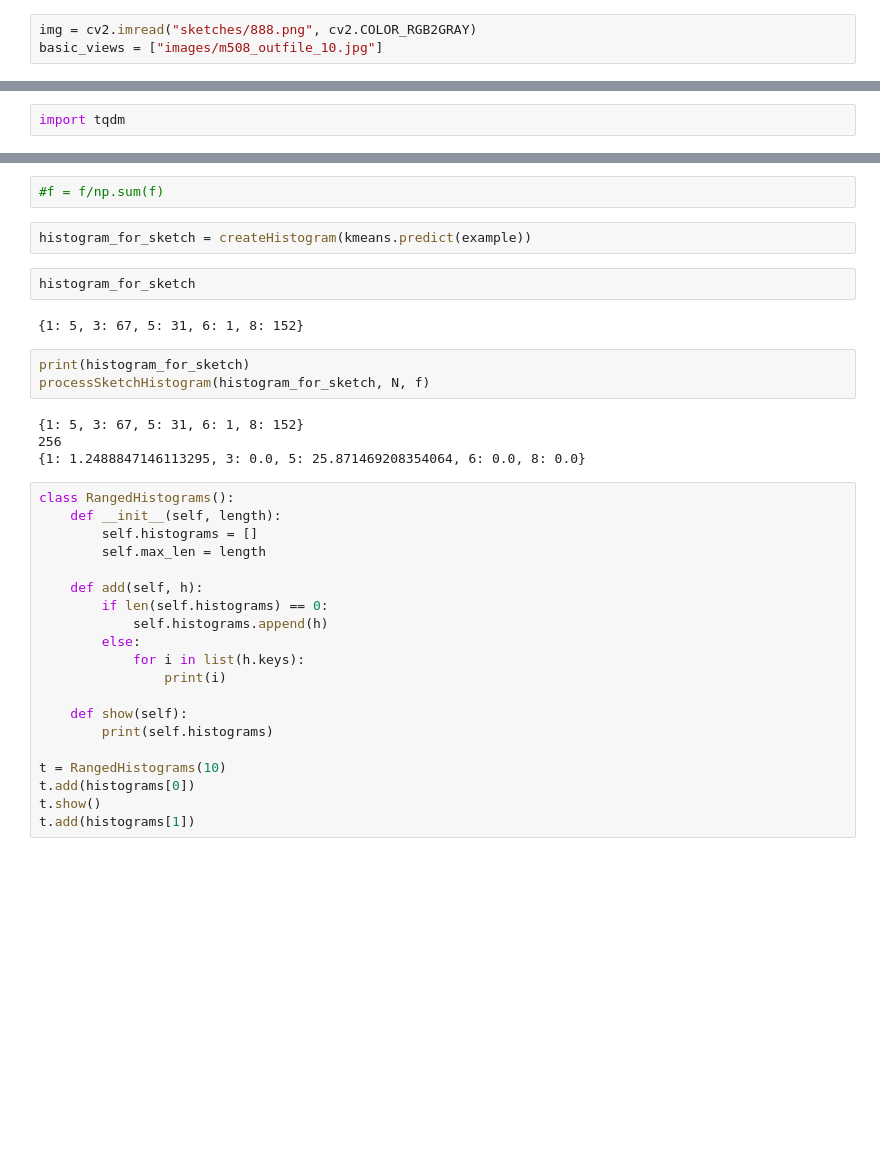
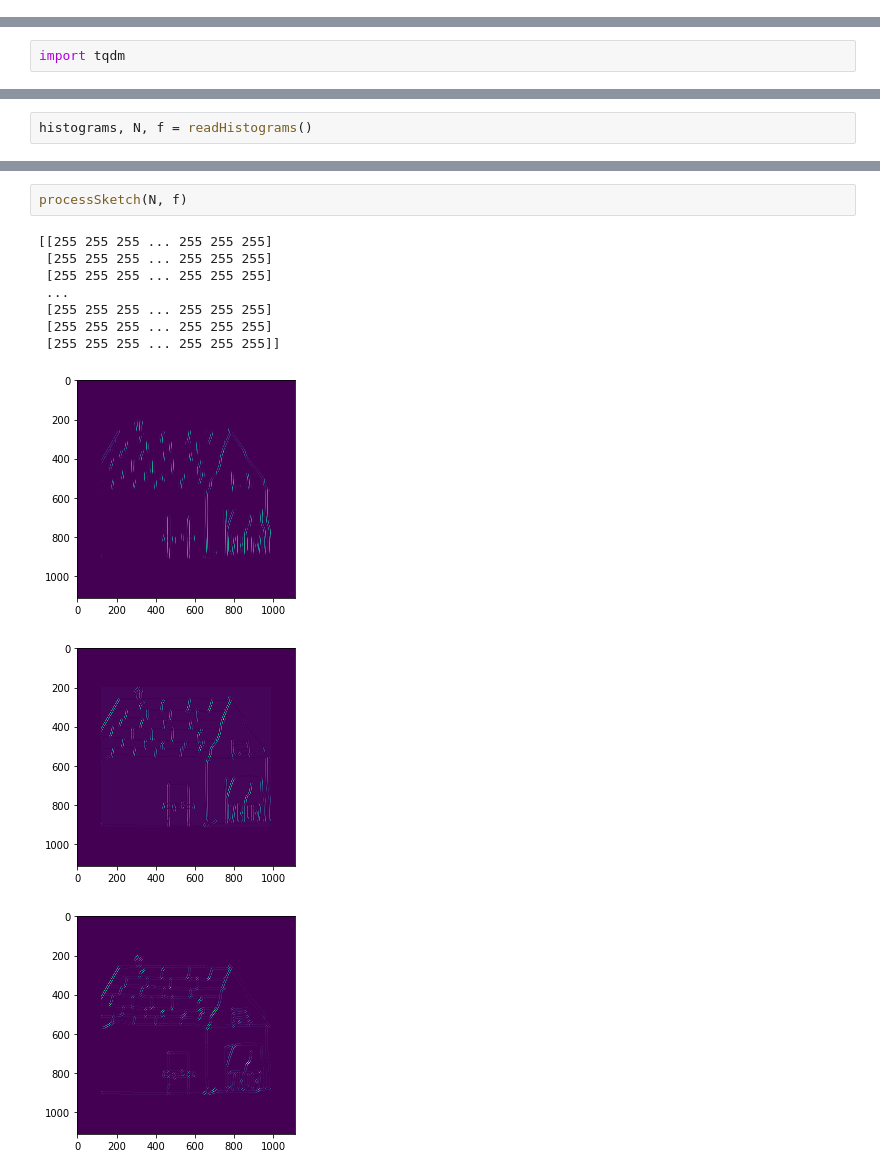
Before and after one commit to MariiaDrozdova/shape-retrieval, a Jupyter notebook: Histograms.ipynb, the cells around one changed output, grey strips where cells are left out. Saved outputs shown, nothing was run; the diff lists cells and outputs as text; blank space fills up the shorter version.

```diff
--- a/Histograms.ipynb
+++ b/Histograms.ipynb
@@ -22,3 +0,0 @@ def getAllViews():
-# %%
-img = cv2.imread("sketches/888.png", cv2.COLOR_RGB2GRAY)
-basic_views = ["images/m508_outfile_10.jpg"]
@@ -68,3 +353,5 @@ histograms = createHistograms(kmeans, features_per_objectview)
+# %%
+histograms, N, f = readHistograms()
 # %%
 histograms
 # %% [output]
@@ -90,35 +375,13 @@ example = np.random.random([_samples*_samples, _n**2*_k])
-# %%
-#f = f/np.sum(f)
-# %%
-histogram_for_sketch = createHistogram(kmeans.predict(example))
-# %%
-histogram_for_sketch
-# %% [output]
-{1: 5, 3: 67, 5: 31, 6: 1, 8: 152}
-# %%
-print(histogram_for_sketch)
-processSketchHistogram(histogram_for_sketch, N, f)
-# %% [output]
-{1: 5, 3: 67, 5: 31, 6: 1, 8: 152}
-256
-{1: 1.2488847146113295, 3: 0.0, 5: 25.871469208354064, 6: 0.0, 8: 0.0}
-# %%
-class RangedHistograms():
-    def __init__(self, length):
-        self.histograms = []
-        self.max_len = length
-
-    def add(self, h):
-        if len(self.histograms) == 0:
-            self.histograms.append(h)
-        else:
-            for i in list(h.keys):
-                print(i)
-
-    def show(self):
-        print(self.histograms)
-
-t = RangedHistograms(10)
-t.add(histograms[0])
-t.show()
-t.add(histograms[1])
+# %%
+processSketch(N, f)
+# %% [output]
+[[255 255 255 ... 255 255 255]
+ [255 255 255 ... 255 255 255]
+ [255 255 255 ... 255 255 255]
+ ...
+ [255 255 255 ... 255 255 255]
+ [255 255 255 ... 255 255 255]
+ [255 255 255 ... 255 255 255]]
+[figure, added]
+[figure, added]
+[figure, added]
```
Also changed, not shown: parts of 17 cells of this notebook, 2 other files.
